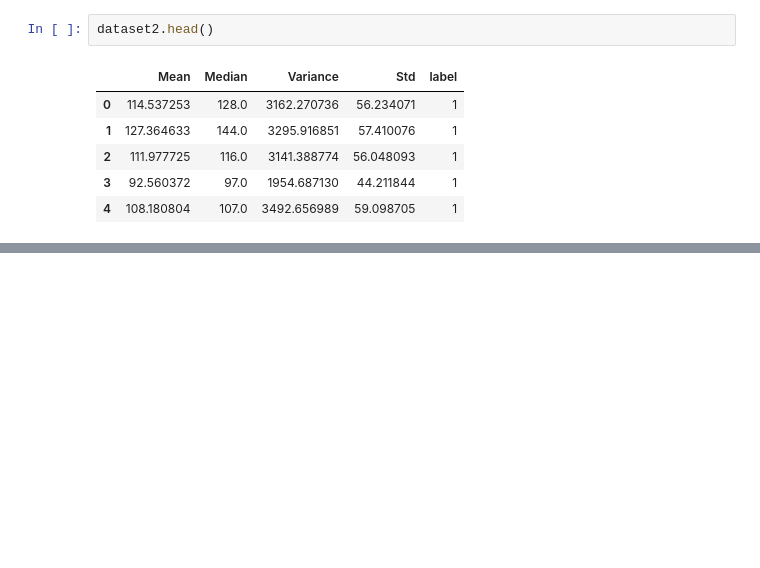
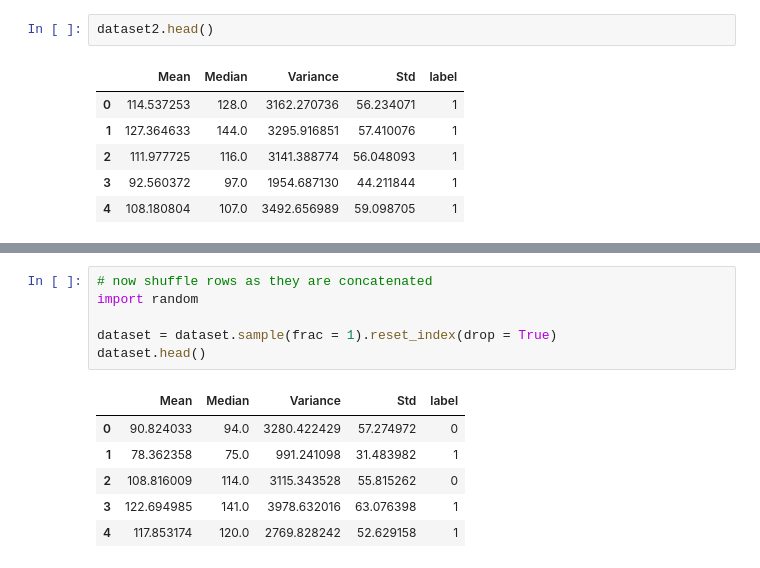
Before and after one commit to arfan64shah/Pneumonia_Detection, a Jupyter notebook: Pneumonia_Detection.ipynb, the cells around one changed output, grey strips where cells are left out. Cells and saved outputs as stored; diff of their text form; blank space fills up the shorter version.

```diff
--- a/Pneumonia_Detection.ipynb
+++ b/Pneumonia_Detection.ipynb
@@ -250,0 +272,13 @@ dataset2.head()
+# %%
+# now shuffle rows as they are concatenated
+import random
+
+dataset = dataset.sample(frac = 1).reset_index(drop = True)
+dataset.head()
+# %% [output]
+|  | Mean | Median | Variance | Std | label |
+| 0 | 90.824033 | 94.0 | 3280.422429 | 57.274972 | 0 |
+| 1 | 78.362358 | 75.0 | 991.241098 | 31.483982 | 1 |
+| 2 | 108.816009 | 114.0 | 3115.343528 | 55.815262 | 0 |
+| 3 | 122.694985 | 141.0 | 3978.632016 | 63.076398 | 1 |
+| 4 | 117.853174 | 120.0 | 2769.828242 | 52.629158 | 1 |
```
Also changed, not shown: parts of 2 cells of this notebook.
